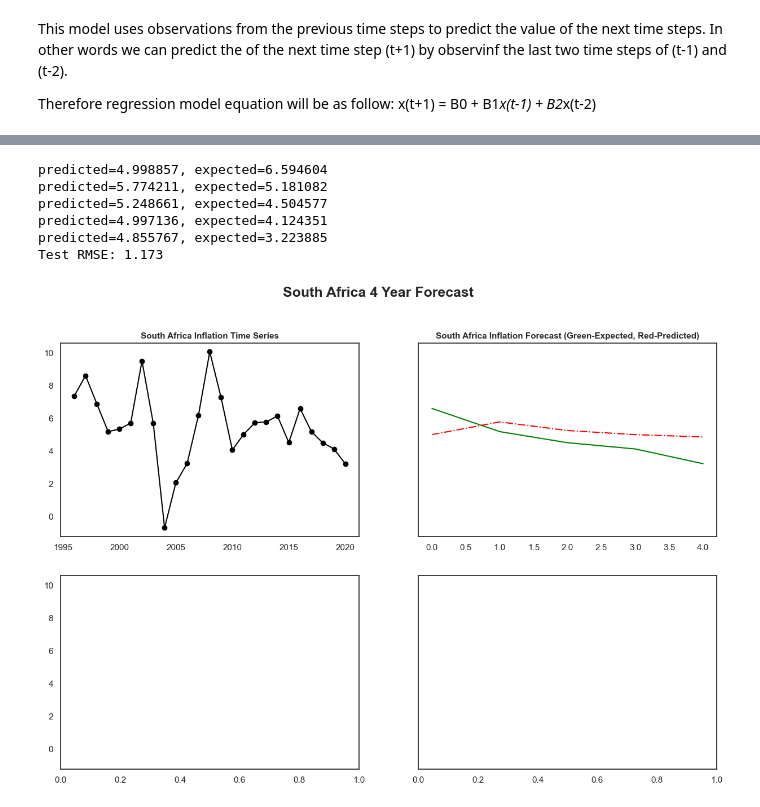
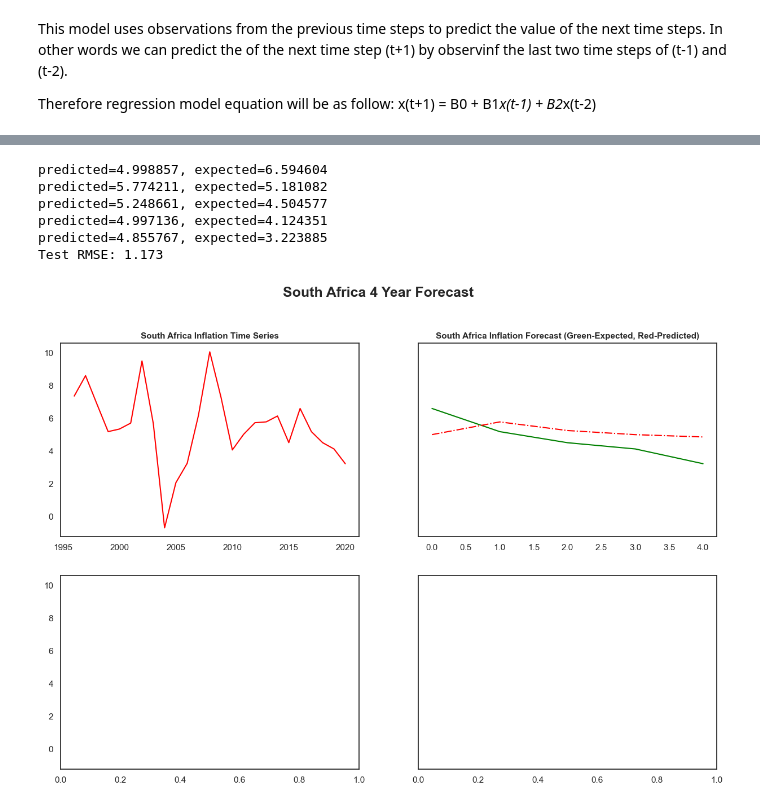
Before and after one commit to NigelGondo/Portfolio_Projects, a Jupyter notebook: A 4 Year Forecast of The BRICS Nations Inflation Rate.ipynb, the cells around one changed output, grey strips where cells are left out. Drawn from its saved outputs; the diff is of its cells as text; code cells hidden in the pictures.

```diff
--- a/A 4 Year Forecast of The BRICS Nations Inflation Rate.ipynb
+++ b/A 4 Year Forecast of The BRICS Nations Inflation Rate.ipynb
@@ -168,22 +214,3 @@ df_inflation_final_merger_2 = df_inflation_final_merger.iloc[36:]
 df_inflation_final_merger_2.head()
 
 df_inflation_final_merger_2.to_csv('BRICS Inflation Rates.csv')
-# %%
-#Shown as small multiples
-fig, ax = plt.subplots(3,2)
-
-ax[0, 0].plot(df_inflation_final_merger_2['Year'], df_inflation_final_merger_2['Brazil Inflation Rate'], color = 'red', marker = 'o')
-ax[0, 0].set_title('Brazil', fontsize = 11, fontweight = 'bold')
-ax[0, 1].plot(df_inflation_final_merger_2['Year'], df_inflation_final_merger_2['Russia Inflation Rate'], color = 'blue', marker = 'o')
-ax[0, 1].set_title('Russia', fontsize = 11, fontweight = 'bold')
-ax[1, 0].plot(df_inflation_final_merger_2['Year'], df_inflation_final_merger_2['India Inflation Rate'], color = 'green', marker = 'o')
-ax[1, 0].set_title('India', fontsize = 11, fontweight = 'bold')
-ax[1, 1].plot(df_inflation_final_merger_2['Year'], df_inflation_final_merger_2['China Inflation Rate'], color = 'purple', marker = 'o')
-ax[1, 1].set_title('China', fontsize = 11, fontweight = 'bold')
-ax[2, 0].plot(df_inflation_final_merger_2['Year'], df_inflation_final_merger_2['South Africa Inflation Rate'], color = 'black', marker = 'o')
-ax[2, 0].set_title('South Africa', fontsize = 11, fontweight = 'bold')
-
-plt.suptitle('BRICS Nations Inflation Rate From 1996 to 2020', fontsize = 18, fontweight = 'bold')
-
-
-plt.show()
@@ -476,47 +423,14 @@ Test RMSE: 0.509
 # %%
-Xsa = list(df_inflation_final_merger_2['South Africa Inflation Rate'])
-train, test = Xsa[1:len(Xsa)-5], Xsa[len(Xsa)-5:]
-
-# train autoregression
-window = 1
-model = AutoReg(train, lags=1, old_names = False)
-model_fit = model.fit()
-coef = model_fit.params
-
-# walk forward over time steps in test
-history = train[len(train)-window:]
-history = [history[i] for i in range(len(history))]
-predictions = list()
-for t in range(len(test)):
-    length = len(history)
-    lag = [history[i] for i in range(length-window,length)]
-    yhat = coef[0]
-    for d in range(window):
-        yhat += coef[d+1] * lag[window-d-1]
-    obs = test[t]
-    predictions.append(yhat)
-    history.append(obs)
-    print('predicted=%f, expected=%f' % (yhat, obs))
-rmse = sqrt(mean_squared_error(test, predictions))
-print('Test RMSE: %.3f' % rmse)
-
-# plot
-fig, ax = plt.subplots(2,2, sharey = True)
-
-ax[0, 0].plot(df_inflation_final_merger_2['Year'], df_inflation_final_merger_2['South Africa Inflation Rate'], color = 'black', marker = 'o')
-ax[0, 0].set_title('South Africa Inflation Time Series', fontsize = 11, fontweight = 'bold')
-ax[0, 1].plot(test, color = 'green')
-ax[0, 1].plot(predictions, color='red', linestyle = '-.')
-ax[0, 1].set_title('South Africa Inflation Forecast (Green-Expected, Red-Predicted)', fontsize = 11, fontweight = 'bold')
-
-plt.suptitle('South Africa 4 Year Forecast', fontsize = 18, fontweight = 'bold')
-
-plt.show()
+#South Africa forecast
+auto_regression('South Africa Inflation Rate',
+                'South Africa Inflation Time Series',
+                'South Africa Inflation Forecast (Green-Expected, Red-Predicted)',
+                'South Africa 4 Year Forecast')
 # %% [output]
 predicted=4.998857, expected=6.594604
 predicted=5.774211, expected=5.181082
 predicted=5.248661, expected=4.504577
 predicted=4.997136, expected=4.124351
 predicted=4.855767, expected=3.223885
 Test RMSE: 1.173
-[figure, old version]
+[figure, new version]
```
Also changed, not shown: parts of 16 cells of this notebook.
